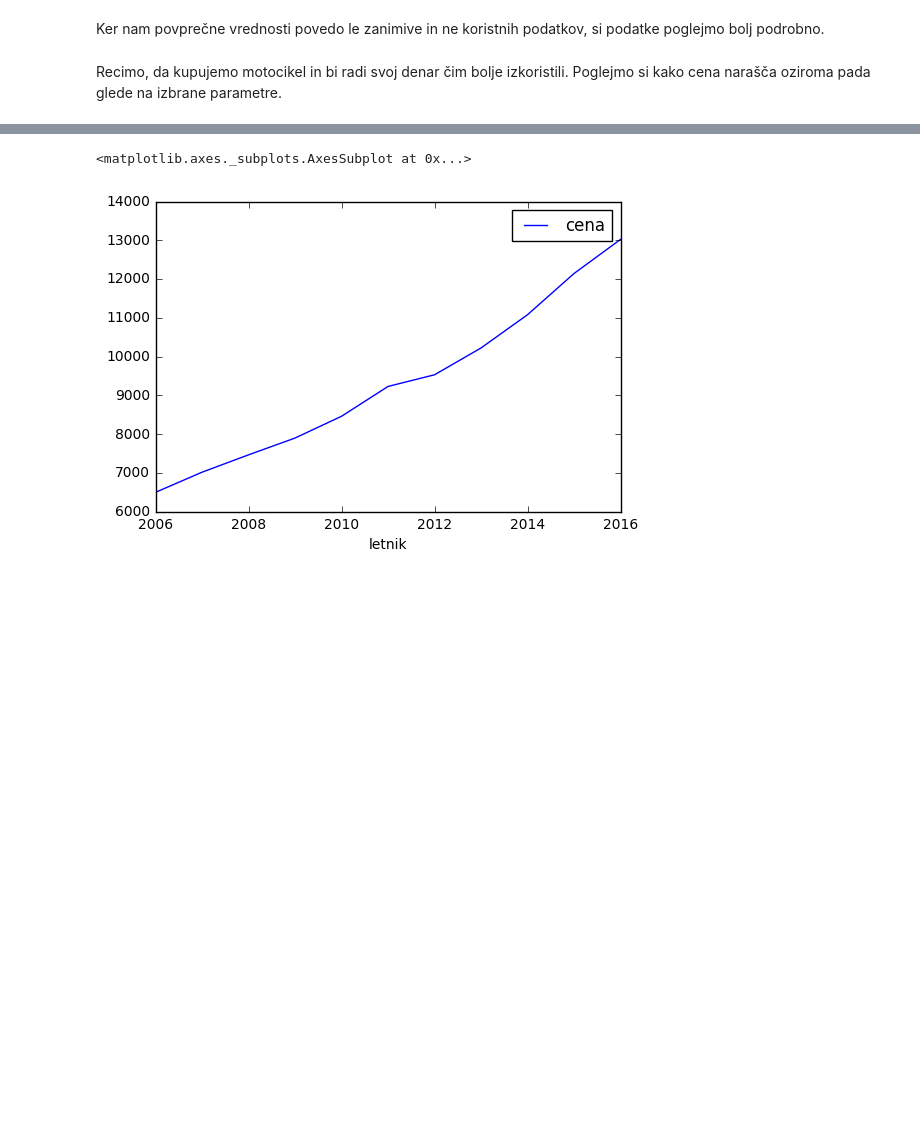
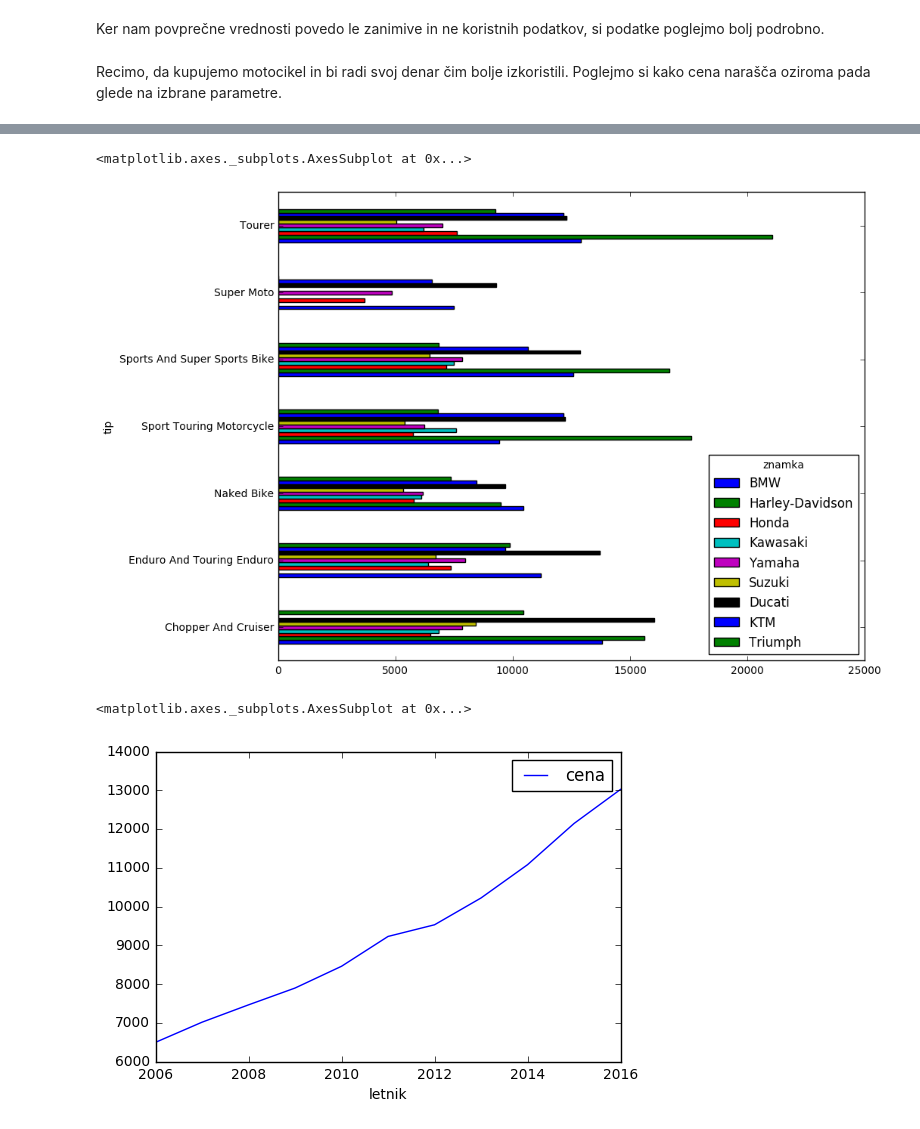
Before and after one commit to FMF-projects/rabljeni-motocikli, a Jupyter notebook: rabljeni_motocikli.ipynb, the cells around one changed output, grey strips where cells are left out. Cells and saved outputs as stored; diff of their text form; code cells hidden in the pictures; blank space fills up the shorter version.

```diff
--- a/rabljeni_motocikli.ipynb
+++ b/rabljeni_motocikli.ipynb
@@ -93,0 +94,5 @@ Recimo, da kupujemo motocikel in bi radi svoj denar čim bolje izkoristili. Pogl
+# %%
+znamke_stevilo = znamke > 500
+p = znamke_stevilo == True
+pogoste_znamke = znamke_stevilo[p].index.values.tolist()
+pogoste_znamke
@@ -94,3 +109,9 @@ Recimo, da kupujemo motocikel in bi radi svoj denar čim bolje izkoristili. Pogl
+# %%
+a = motocikli.pivot_table(index='tip', columns='znamka', values='cena')
+a[pogoste_znamke].plot(kind='barh', figsize=(10,8))
+# %% [output]
+<matplotlib.axes._subplots.AxesSubplot at 0x...>
+[figure, added]
 # %%
 m = motocikli
 m['prostornina'] = m['prostornina'].apply(lambda x: round((x /100), 0) * 100)
```
Also changed, not shown: parts of 7 cells of this notebook.
